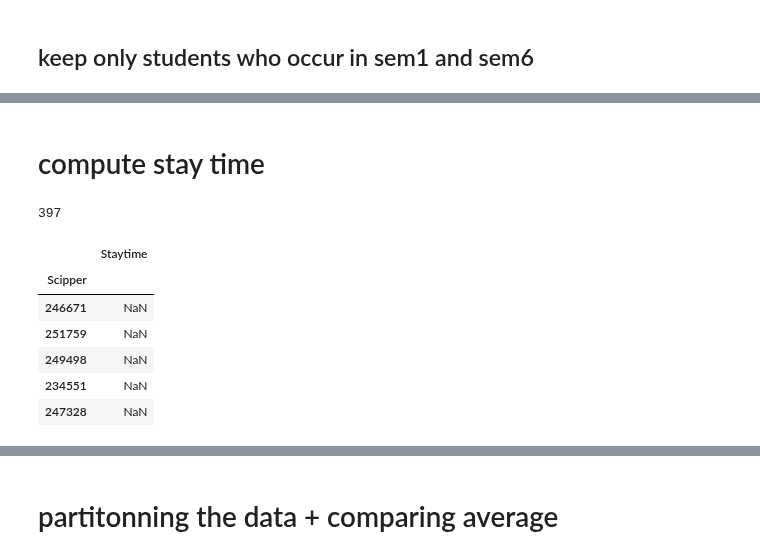
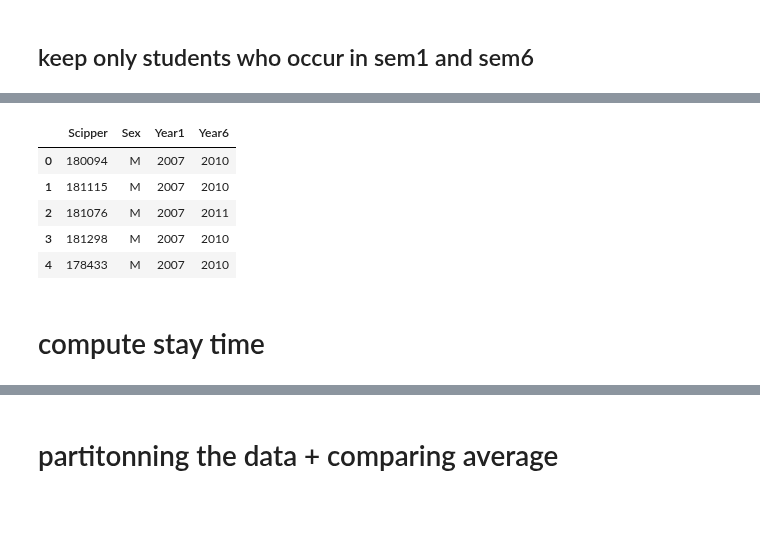
Before and after one commit to amirsh/ada-ana, a Jupyter notebook: HW2-notebooks/asmae_hw2.ipynb, the cells around one changed output, grey strips where cells are left out. Cells and saved outputs as stored; diff of their text form; code cells hidden in the pictures; blank space fills up the shorter version.

```diff
--- a/HW2-notebooks/asmae_hw2.ipynb
+++ b/HW2-notebooks/asmae_hw2.ipynb
@@ -124,0 +113,8 @@ data_sem16.head()
+# %%
+# students in semester 1 - first occurence
+idx_sem1 = (data.Scipper).isin(data[data.Semester == 1].Scipper)
+data_sem1 = data[idx_sem1].drop('Semester',axis=1)
+data_sem1 = data_sem1.sort_values(by ='Year')
+data_sem1 = data_sem1.drop_duplicates(['Scipper'],keep='first')
+data_sem1 = data_sem1.rename(columns = {'Year':'Year1'})
+data_sem1.head()
@@ -124,0 +128,8 @@ data_sem16.head()
+# %%
+# students in semester 6 - last occurence
+idx_sem6 = (data.Scipper).isin(data[data.Semester == 6].Scipper)
+data_sem6 = data[idx_sem6].drop('Semester',axis=1)
+data_sem6 = data_sem6.sort_values(by ='Year')
+data_sem6 = data_sem6.drop_duplicates(['Scipper'],keep='last')
+data_sem6 = data_sem6.rename(columns = {'Year':'Year6'})
+data_sem6.head()
@@ -125,20 +143,12 @@ data_sem16.head()
+# %%
+data_sem16 = pd.merge(data_sem1,data_sem6,how='inner')
+data_sem16.head()
+# %% [output]
+|  | Scipper | Sex | Year1 | Year6 |
+| 0 | 180094 | M | 2007 | 2010 |
+| 1 | 181115 | M | 2007 | 2010 |
+| 2 | 181076 | M | 2007 | 2011 |
+| 3 | 181298 | M | 2007 | 2010 |
+| 4 | 178433 | M | 2007 | 2010 |
 # %% [markdown]
 # compute stay time
-# %%
-scippers = data_sem16.Scipper.unique()
-len(scippers)
-# %% [output]
-397
-# %%
-tmp = pd.DataFrame({ 'Scipper' : scippers})
-tmp['Staytime'] = np.nan
-tmp = tmp.set_index(['Scipper'])
-tmp.head()
-# %% [output]
-|  | Staytime |
-| Scipper |  |
-| 246671 | NaN |
-| 251759 | NaN |
-| 249498 | NaN |
-| 234551 | NaN |
-| 247328 | NaN |
```
Also changed, not shown: parts of 11 cells of this notebook.
